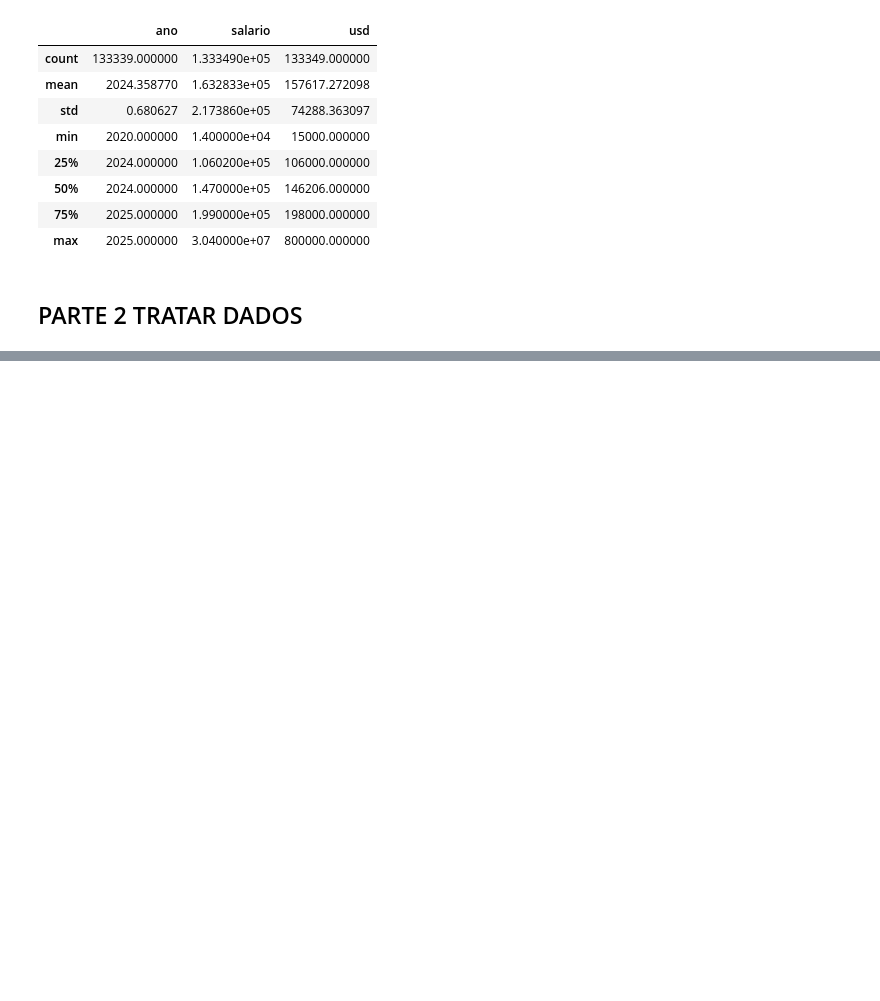
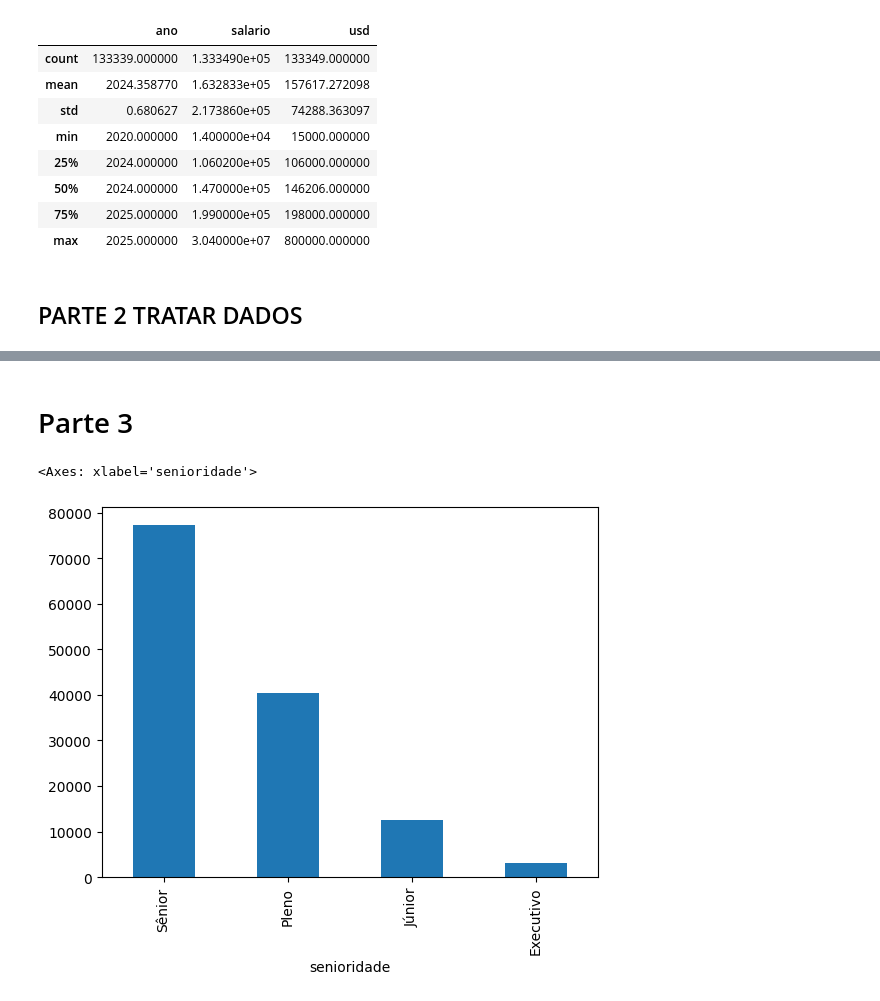
Before and after one commit to rodrigomgrassioto/analise_dados, a Jupyter notebook: main.ipynb, the cells around one changed output, grey strips where cells are left out. Drawn from its saved outputs; the diff is of its cells as text; code cells hidden in the pictures; blank space fills up the shorter version.

```diff
--- a/main.ipynb
+++ b/main.ipynb
@@ -236,0 +320,4 @@ df.isnull()
+# %%
+# remover valores nulos
+df_limpo = df.dropna()
+df_limpo.isnull().sum()
@@ -236,0 +369,4 @@ df.isnull()
+# %%
+df_limpo = df_limpo.assign(ano = df_limpo['ano'].astype('int64'))
+display(df_limpo.head())
+display(df_limpo.info())
@@ -236,0 +399,7 @@ df.isnull()
+# %% [markdown]
+# Parte 3
+# %%
+df_limpo['senioridade'].value_counts().plot(kind='bar')
+# %% [output]
+<Axes: xlabel='senioridade'>
+[figure, added]
```
Also changed, not shown: parts of 33 cells of this notebook, 3 other files.
